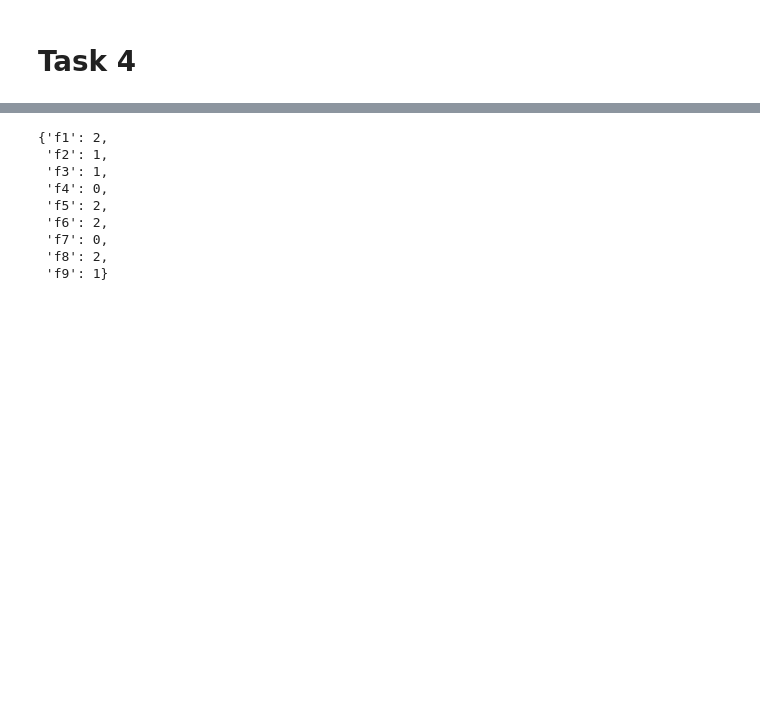
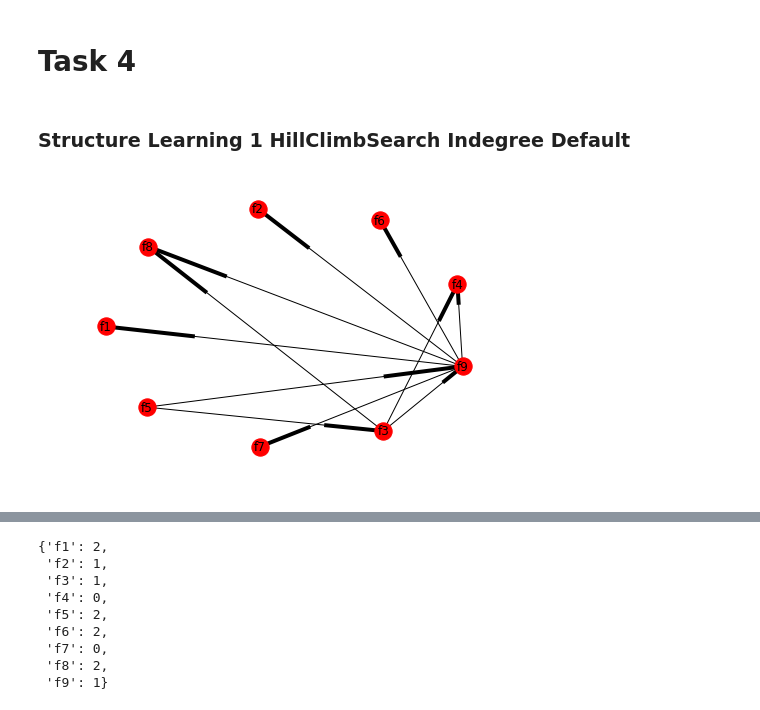
Before and after one commit to pratik-kubal/AML-PGM-1, a Jupyter notebook: Task1.ipynb, the cells around one changed output, grey strips where cells are left out. Drawn from its saved outputs; the diff is of its cells as text; code cells hidden in the pictures; blank space fills up the shorter version.

```diff
--- a/Task1.ipynb
+++ b/Task1.ipynb
@@ -1152,6 +1121,15 @@ joint_dist_th.assignment([np.argmin(joint_dist_th.values)])
 # Task 4
 # %%
 dataset2 = pd.read_csv("../Dataset/AND-Features.csv")
+# %% [markdown]
+### Structure Learning 1 HillClimbSearch Indegree Default
 # %%
 # Running HillClimbSearch on the undirected edges
 hc = HillClimbSearch(dataset2, scoring_method=K2Score(dataset2))
+k2Task4 = K2Score(dataset2)
+task4Model = hc.estimate()
+
+nx.draw(task4Model, with_labels=True)
+plt.show()
+# %% [output]
+[figure, added]
```
Also changed, not shown: parts of 51 cells of this notebook.
